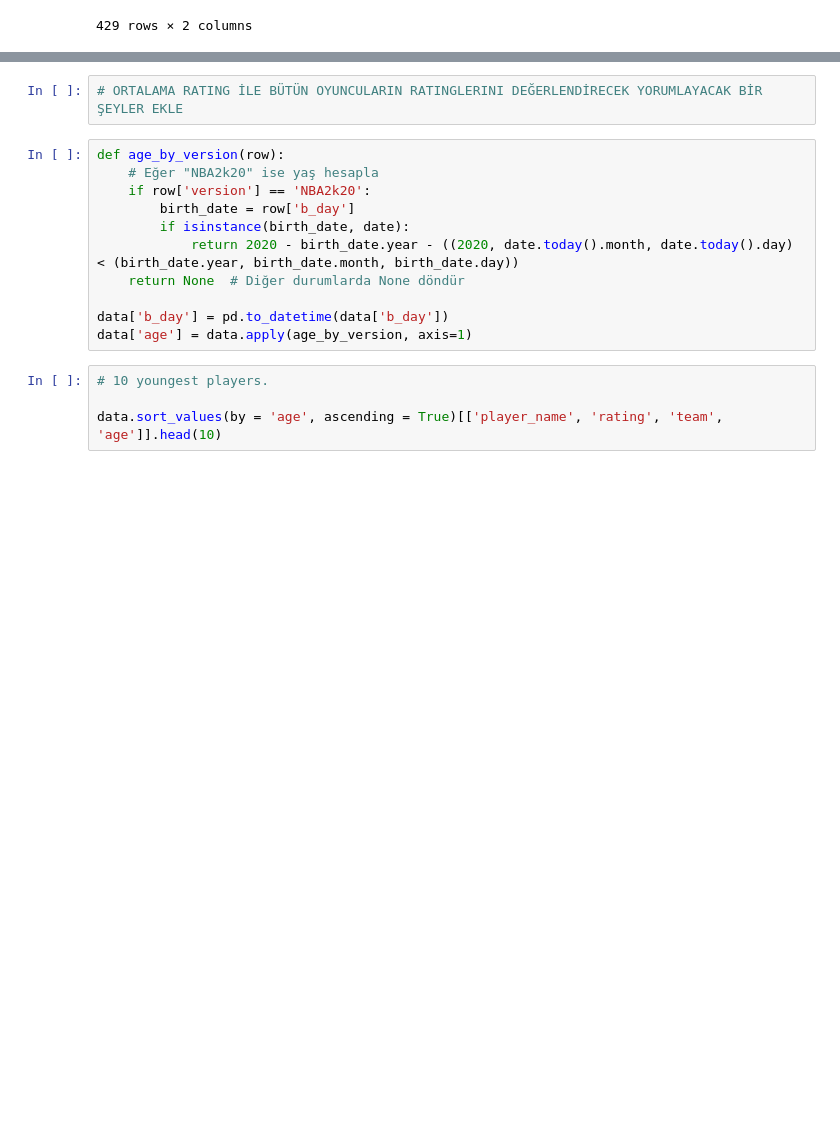
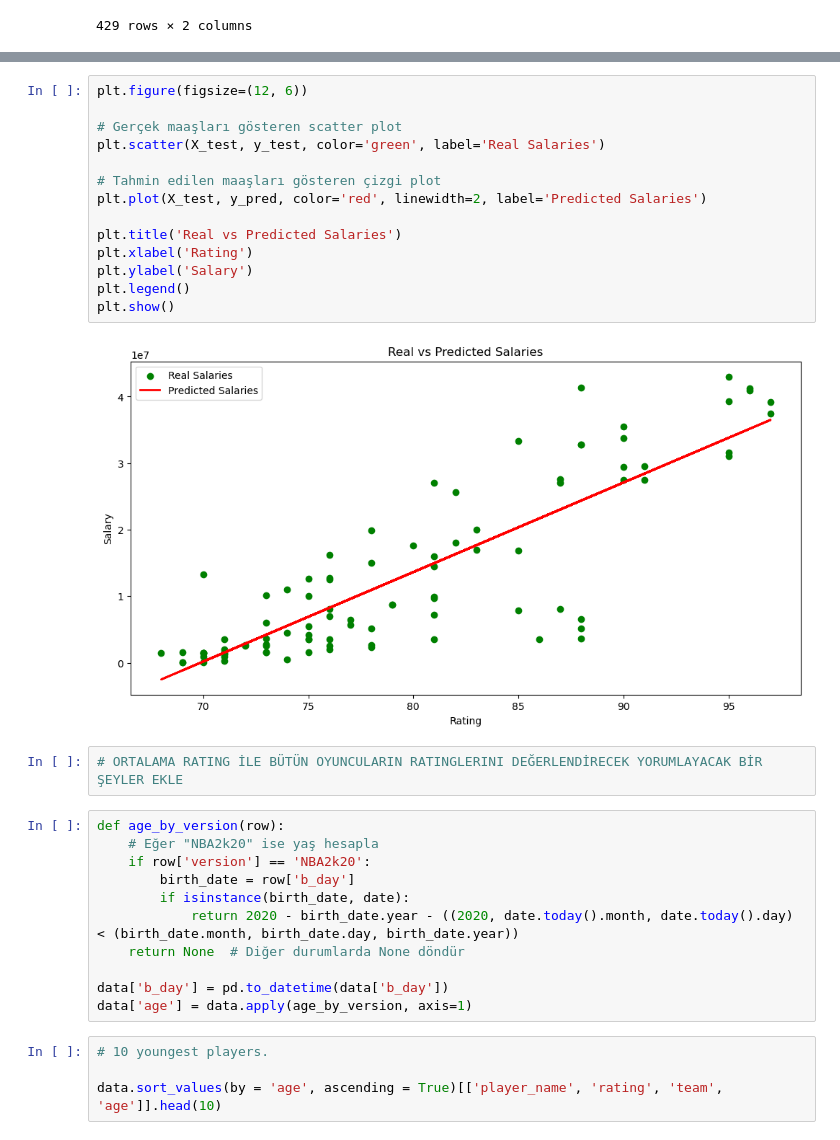
Before and after one commit to denizsimsek8/DATA-SCIENCE-PROJECT, a Jupyter notebook: NBA2K20.ipynb, the cells around one changed output, grey strips where cells are left out. Cells and saved outputs as stored; diff of their text form; blank space fills up the shorter version.

```diff
--- a/NBA2K20.ipynb
+++ b/NBA2K20.ipynb
@@ -275,3 +354,19 @@ plt.show()
+# %%
+plt.figure(figsize=(12, 6))
+
+# Gerçek maaşları gösteren scatter plot
+plt.scatter(X_test, y_test, color='green', label='Real Salaries')
+
+# Tahmin edilen maaşları gösteren çizgi plot
+plt.plot(X_test, y_pred, color='red', linewidth=2, label='Predicted Salaries')
+
+plt.title('Real vs Predicted Salaries')
+plt.xlabel('Rating')
+plt.ylabel('Salary')
+plt.legend()
+plt.show()
+# %% [output]
+[figure, added]
 # %%
 # ORTALAMA RATING İLE BÜTÜN OYUNCULARIN RATINGLERINI DEĞERLENDİRECEK YORUMLAYACAK BİR ŞEYLER EKLE
 # %%
@@ -280,7 +375,7 @@ def age_by_version(row):
     if row['version'] == 'NBA2k20':
         birth_date = row['b_day']
         if isinstance(birth_date, date):
-            return 2020 - birth_date.year - ((2020, date.today().month, date.today().day) < (birth_date.year, birth_date.month, birth_date.day))
+            return 2020 - birth_date.year - ((2020, date.today().month, date.today().day) < (birth_date.month, birth_date.day, birth_date.year))
     return None  # Diğer durumlarda None döndür
 
 data['b_day'] = pd.to_datetime(data['b_day'])
```
Also changed, not shown: parts of 9 cells of this notebook.
